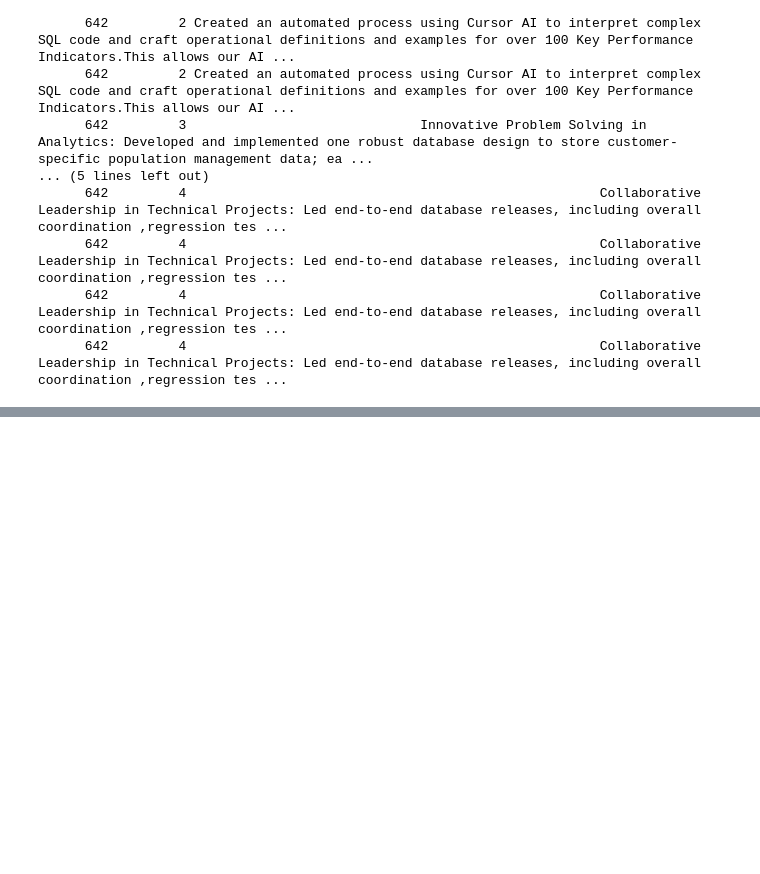
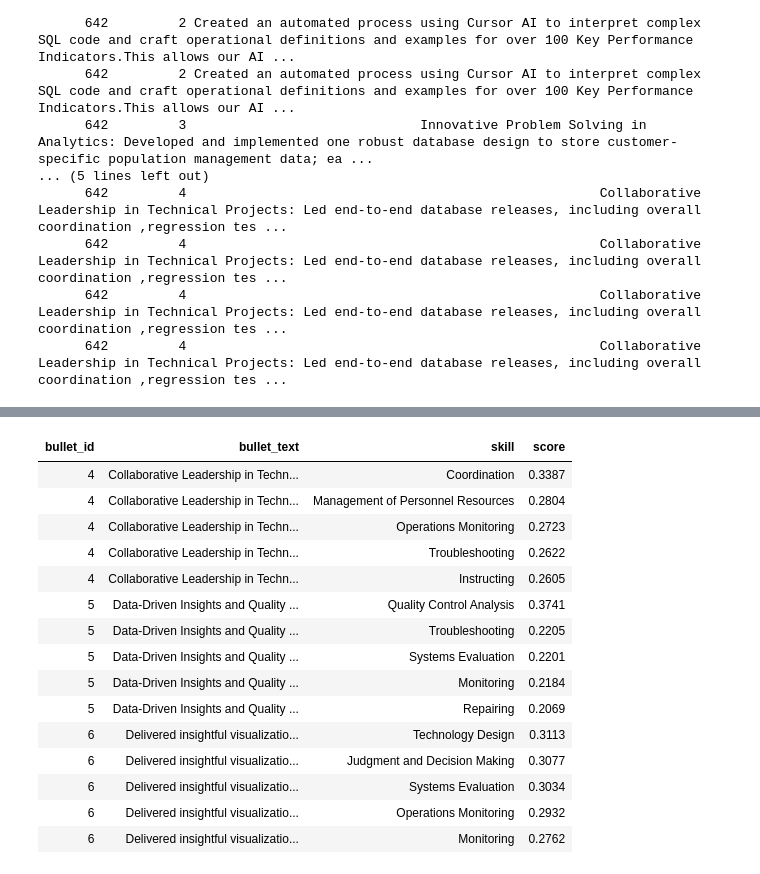
Before and after one commit to deloresmincarelli/Portfolio, a Jupyter notebook: peopleLikeMe/career_exploration.ipynb, the cells around one changed output, grey strips where cells are left out. Cells and saved outputs as stored; diff of their text form; code cells hidden in the pictures; blank space fills up the shorter version.

```diff
--- a/peopleLikeMe/career_exploration.ipynb
+++ b/peopleLikeMe/career_exploration.ipynb
@@ -1080,0 +1147,71 @@ LLM Fine-Tuning & Evaluation (Healthcare Analytics): Fine Tuned a LLM on laborat
+# %%
+from IPython.display import display
+
+# Exactly three bullet_id values to inspect side-by-side (edit these)
+REVIEW_BULLET_IDS = [4, 5, 6]
+
+if len(REVIEW_BULLET_IDS) != 3:
+    raise ValueError("Set REVIEW_BULLET_IDS to exactly three integers.")
+
+try:
+    _skills = skills_match_df.copy()
+except NameError:
+    _skills = pd.read_csv("resume_skill_matches.csv", dtype=str)
+try:
+    _tasks = tasks_match_df.copy()
+except NameError:
+    _tasks = pd.read_csv("resume_task_matches.csv", dtype=str)
+
+for _df in (_skills, _tasks):
+    _df["bullet_id"] = pd.to_numeric(_df["bullet_id"], errors="coerce").astype("Int64")
+    _df["score"] = pd.to_numeric(_df["score"], errors="coerce")
+
+bids = set(REVIEW_BULLET_IDS)
+have = set(
+    pd.to_numeric(resume_bullets_df["bullet_id"], errors="coerce")
+    .dropna()
+    .astype(int)
+    .tolist()
+)
+missing = bids - have
+if missing:
+    raise ValueError(f"Unknown bullet_id(s) for this resume: {sorted(missing)}")
+
+msk_s = _skills["bullet_id"].isin(REVIEW_BULLET_IDS)
+skills_review_df = (
+    _skills.loc[msk_s]
+    .sort_values(["bullet_id", "score"], ascending=[True, False])
+    [["bullet_id", "bullet_text", "skill", "score"]]
+    .reset_index(drop=True)
+)
+
+msk_t = _tasks["bullet_id"].isin(REVIEW_BULLET_IDS)
+tasks_review_df = (
+    _tasks.loc[msk_t]
+    .sort_values(["bullet_id", "score"], ascending=[True, False])
+    [["bullet_id", "bullet_text", "task", "score"]]
+    .reset_index(drop=True)
+)
+
+_sty = {"text-align": "left", "white-space": "normal"}
+_fmt = {"score": "{:.4f}"}
+
+print("Resume bullets in this review (truncated in header):\n")
+for bid in REVIEW_BULLET_IDS:
+    row = resume_bullets_df[
+        pd.to_numeric(resume_bullets_df["bullet_id"], errors="coerce") == bid
+    ].iloc[0]
+    txt = row["bullet_text"]
+    head = txt if len(txt) <= 220 else txt[:220] + "…"
+    print(f"  [{bid}] {head}\n")
+
+print("O*NET skills (matches for these bullets)")
+display(
+    skills_review_df.style.set_properties(**_sty).format(_fmt).hide(axis="index")
+)
+
+print("O*NET tasks (matches for these bullets)")
+display(
+    tasks_review_df.style.set_properties(**_sty).format(_fmt).hide(axis="index")
+)
+# %% [output]
@@ -1080,0 +1227,16 @@ LLM Fine-Tuning & Evaluation (Healthcare Analytics): Fine Tuned a LLM on laborat
+| bullet_id | bullet_text | skill | score |
+| 4 | Collaborative Leadership in Techn... | Coordination | 0.3387 |
+| 4 | Collaborative Leadership in Techn... | Management of Personnel Resources | 0.2804 |
+| 4 | Collaborative Leadership in Techn... | Operations Monitoring | 0.2723 |
+| 4 | Collaborative Leadership in Techn... | Troubleshooting | 0.2622 |
+| 4 | Collaborative Leadership in Techn... | Instructing | 0.2605 |
+| 5 | Data-Driven Insights and Quality ... | Quality Control Analysis | 0.3741 |
+| 5 | Data-Driven Insights and Quality ... | Troubleshooting | 0.2205 |
+| 5 | Data-Driven Insights and Quality ... | Systems Evaluation | 0.2201 |
+| 5 | Data-Driven Insights and Quality ... | Monitoring | 0.2184 |
+| 5 | Data-Driven Insights and Quality ... | Repairing | 0.2069 |
+| 6 | Delivered insightful visualizatio... | Technology Design | 0.3113 |
+| 6 | Delivered insightful visualizatio... | Judgment and Decision Making | 0.3077 |
+| 6 | Delivered insightful visualizatio... | Systems Evaluation | 0.3034 |
+| 6 | Delivered insightful visualizatio... | Operations Monitoring | 0.2932 |
+| 6 | Delivered insightful visualizatio... | Monitoring | 0.2762 |
```
Also changed, not shown: parts of 19 cells of this notebook.
